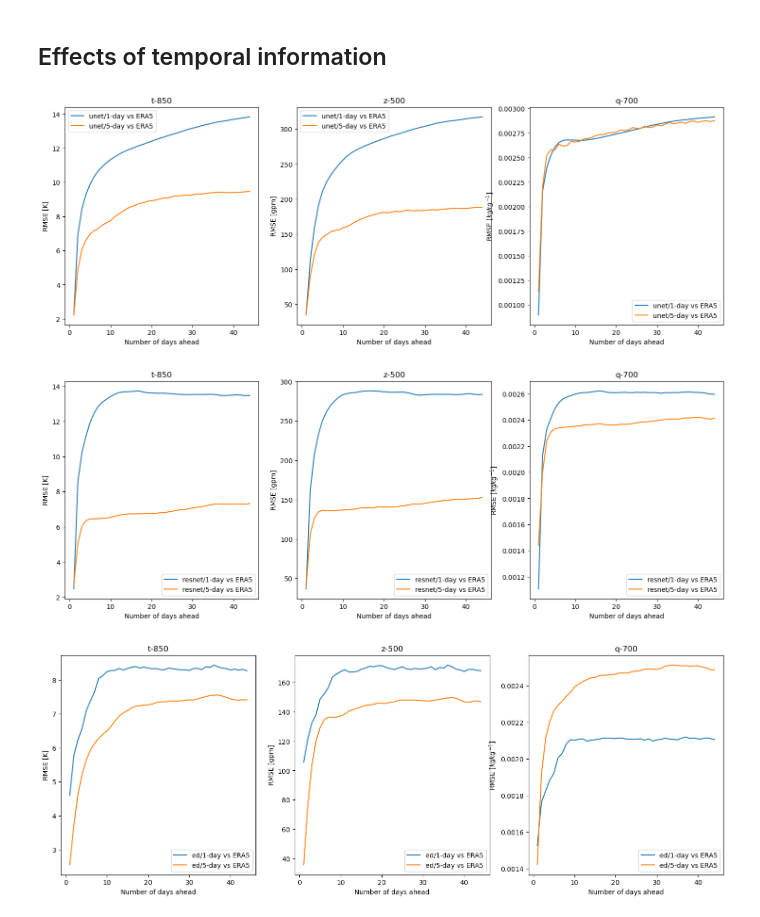
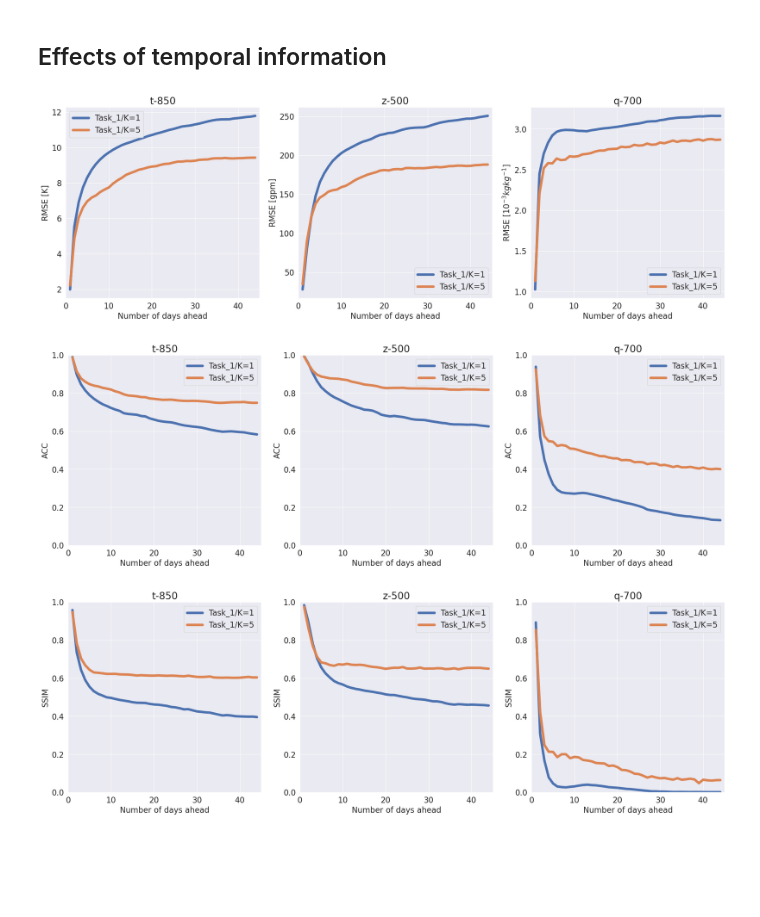
Before and after one commit to leap-stc/ChaosBench, a Jupyter notebook: notebooks/04a_s2s_eval.ipynb, the cells around one changed output. Saved outputs shown, nothing was run; the diff lists cells and outputs as text; code cells hidden in the pictures; blank space fills up the shorter version.

```diff
--- a/notebooks/04a_s2s_eval.ipynb
+++ b/notebooks/04a_s2s_eval.ipynb
@@ -41,7 +49,7 @@ First, we plot across centers + unet
 # %%
 # Plot RMSE over time, across centers
 model_names = ['persistence', 'ecmwf', 'ukmo', 'ncep', 'cma', 'unet_s2s']
-metrics = ['rmse', 'mae', 'bias', 'r2', 'acc']
+metrics = ['rmse', 'acc', 'ssim']
 headline_vars = dict({'t-850': 'K', 'z-500': 'gpm', 'q-700': r'$kg kg^{-1}$'})
 
 for metric_idx, metric in enumerate(metrics):
@@ -49,7 +57,7 @@ for metric_idx, metric in enumerate(metrics):
 
     for model_idx, model_name in enumerate(model_names):
         if 's2s' in model_name:
-            df = pd.read_csv(Path(f'../logs/{model_name}/eval/version_3/{metric}_{model_name}.csv'))
+            df = pd.read_csv(Path(f'../logs/{model_name}/eval/version_2/{metric}_{model_name}.csv'))
 
         else:
             df = pd.read_csv(Path(f'../logs/{model_name}/eval/{metric}_{model_name}.csv'))
@@ -82,14 +88,14 @@ for metric_idx, metric in enumerate(metrics):
 Then we evaluate only on data-driven models (with persistence + ecmwf as benchmark)
 # %%
 # Plot RMSE over time, across centers and data-driven models
-model_names = ['ecmwf', 'unet_s2s', 'resnet_s2s']
+model_names = ['ecmwf', 'unet_s2s', 'resnet_s2s', 'ed_s2s', 'fno_s2s']
 
 for metric_idx, metric in enumerate(metrics):
     f, ax = plt.subplots(1, len(headline_vars), figsize=(6*len(headline_vars), 6))
 
     for model_idx, model_name in enumerate(model_names):
         if 's2s' in model_name:
-            df = pd.read_csv(Path(f'../logs/{model_name}/eval/version_3/{metric}_{model_name}.csv'))
+            df = pd.read_csv(Path(f'../logs/{model_name}/eval/version_0/{metric}_{model_name}.csv'))
 
         else:
             df = pd.read_csv(Path(f'../logs/{model_name}/eval/{metric}_{model_name}.csv'))
@@ -134,7 +138,7 @@ model_args = hyperparams['model_args']
 data_args = hyperparams['data_args']
 
 ## Checkpointing
-ckpt_filepath = log_dir / 'lightning_logs/version_3/checkpoints/'
+ckpt_filepath = log_dir / 'lightning_logs/version_0/checkpoints/'
 ckpt_filepath = list(ckpt_filepath.glob('*.ckpt'))[0]
 baseline = model.S2SBenchmarkModel(model_args=model_args, data_args=data_args)
 baseline = baseline.load_from_checkpoint(ckpt_filepath)
@@ -149,7 +153,7 @@ date_idx = 0
 param = 't'
 level = 850
 
-plot_idx = [1, config.N_STEPS // 2, config.N_STEPS - 1] # [1...config.N_STEPS-1]
+plot_idx = [1, config.N_STEPS - 1] # [1...config.N_STEPS-1]
 all_preds = list()
 all_truth = list()
 ##################
@@ -415,32 +431,58 @@ plt.show()
 # %% [markdown]
 ## Effects of temporal information
 # %%
-# Plot RMSE over time, across centers
-for model_item in model_list:
+# Plot metrics over time, across tasks
 
-    f, ax = plt.subplots(1, len(headline_vars), figsize=(6*len(headline_vars), 6))
+model_list = [
+    dict({'Task_1/K=1': 'unet_s2s/version_0', 'Task_1/K=5': 'unet_s2s/version_1'}), # task 1
+    # dict({'Task_2/K=1': 'unet_s2s/version_2', 'Task_2/K=5': 'unet_s2s/version_3'}), # task 2
+]
+metrics = ['rmse', 'acc', 'ssim']
+headline_vars = dict({'t-850': 'K', 'z-500': 'gpm', 'q-700': r'$10^{-3}kg kg^{-1}$'})
 
-    for model_idx, (model_spec, model_name) in enumerate(model_item.items()):
+for metric in metrics:
 
-        model_basename, version_num = model_name.split('/')
-        df = pd.read_csv(Path(f'../logs/{model_basename}/eval/{version_num}/rmse_{model_basename}.csv'))
+    f, ax = plt.subplots(1, len(headline_vars), figsize=(8*len(headline_vars), 7))
 
-        for headline_idx, (headline_var, headline_unit) in enumerate(headline_vars.items()):
+    for model_item in model_list:
 
-            sns.lineplot(
-                x=np.arange(1, df.shape[0]+1),
-                y=df[[headline_var]].to_numpy().squeeze(),
-                label=f'{model_spec} vs ERA5',
-                ax=ax[headline_idx]
-            )
+        for model_idx, (model_spec, model_name) in enumerate(model_item.items()):
 
-            ## Labeling
-            ax[headline_idx].set_xlabel('Number of days ahead')
-            ax[headline_idx].set_ylabel(f'RMSE [{headline_unit}]')
-            ax[headline_idx].set_title(f'{headline_var}')
+            model_basename, version_num = model_name.split('/')
+            df = pd.read_csv(Path(f'../logs/{model_basename}/eval/{version_num}/{metric}_{model_basename}.csv'))
+
+            for headline_idx, (headline_var, headline_unit) in enumerate(headline_vars.items()):
+
+                if 'q' in headline_var and metric == 'rmse':
+                    y = df[[headline_var]].to_numpy().squeeze() * 1000
+
+                else:
+                    y = df[[headline_var]].to_numpy().squeeze()
+
+                sns.lineplot(
+                    x=np.arange(1, df.shape[0]+1),
+                    y=y,
+                    label=f'{model_spec}',
+                    linewidth=5,
+                    ax=ax[headline_idx]
+                )
+
+                ## Labeling
+                ax[headline_idx].set_xlim([0,45])
+                ax[headline_idx].set_xlabel('Number of days ahead')
+                if metric == 'rmse':
+                    ax[headline_idx].set_ylabel(f'{metric.upper()} [{headline_unit}]')
+
+                else:
+                    ax[headline_idx].set_ylabel(f'{metric.upper()}')
+                    ax[headline_idx].set_ylim([0,1])
+
+                ax[headline_idx].set_title(f'{headline_var}', fontsize=20)
+
+    f.savefig(f'../docs/autoreg_{metric}_task1.pdf', dpi=200, bbox_inches='tight');
 
 plt.show()
 # %% [output]
-[figure, old version]
+[figure, new version]
-[figure, old version]
+[figure, new version]
-[figure, old version]
+[figure, new version]
```
Also changed, not shown: parts of 8 cells of this notebook, 26 other files.
